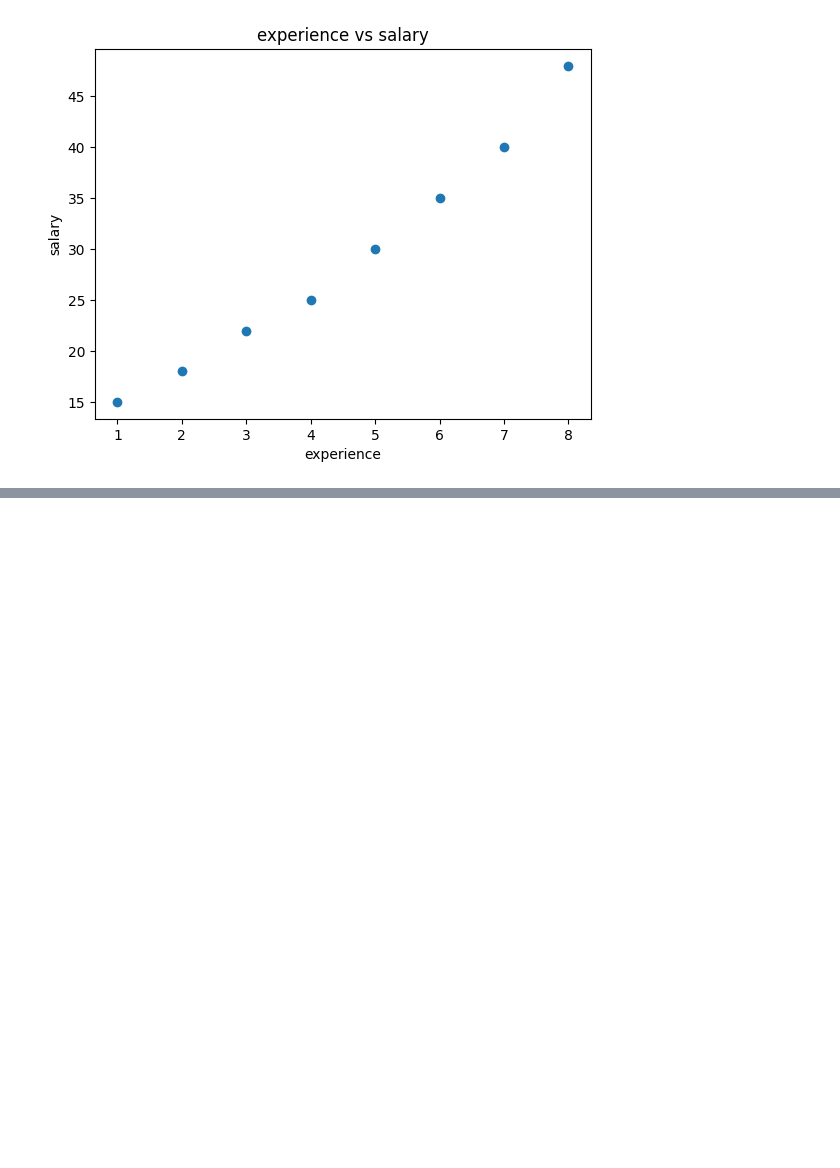
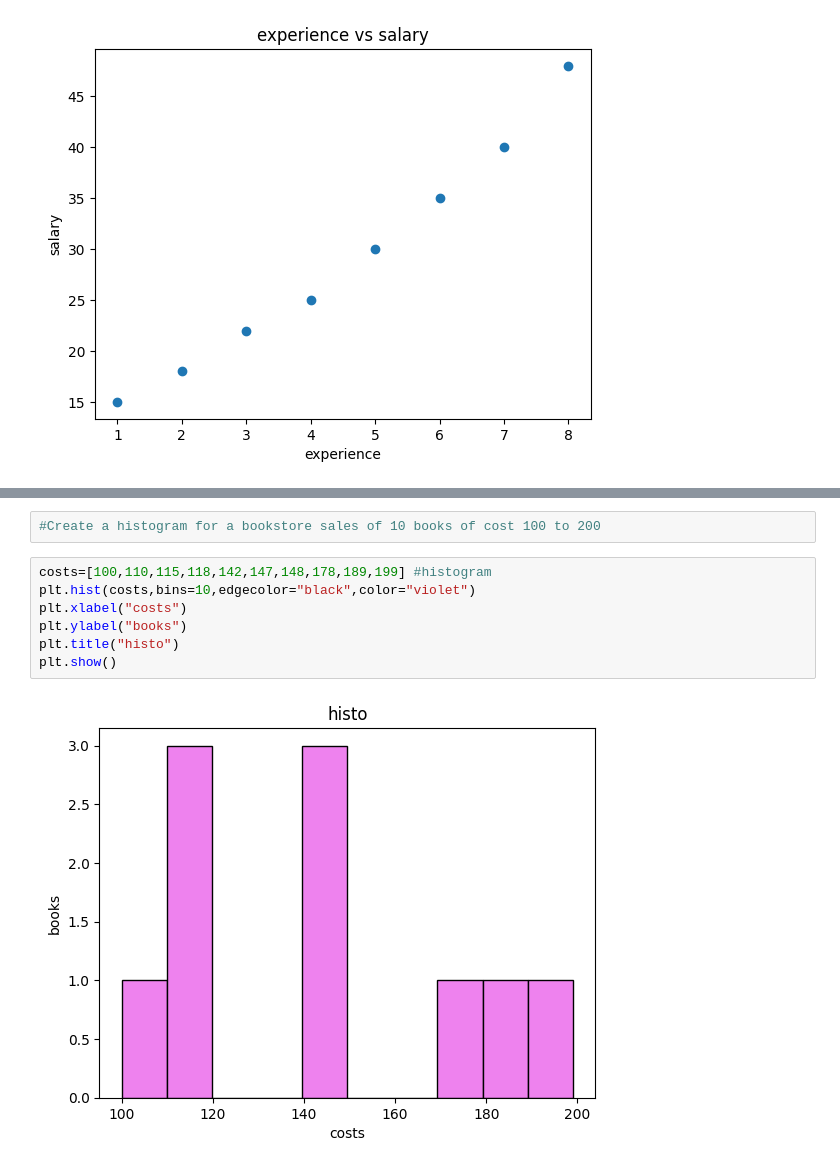
Before and after one commit to Potnuru19/Data-Analytics---DA-, a Jupyter notebook: Matplot (1).ipynb, the cells around one changed output, grey strips where cells are left out. Saved outputs shown, nothing was run; the diff lists cells and outputs as text; blank space fills up the shorter version.

```diff
--- a/Matplot (1).ipynb
+++ b/Matplot (1).ipynb
@@ -323,0 +361,11 @@ plt.show()
+# %%
+#Create a histogram for a bookstore sales of 10 books of cost 100 to 200
+# %%
+costs=[100,110,115,118,142,147,148,178,189,199] #histogram
+plt.hist(costs,bins=10,edgecolor="black",color="violet")
+plt.xlabel("costs")
+plt.ylabel("books")
+plt.title("histo")
+plt.show()
+# %% [output]
+[figure, added]
```
Also changed, not shown: parts of 10 cells of this notebook.
